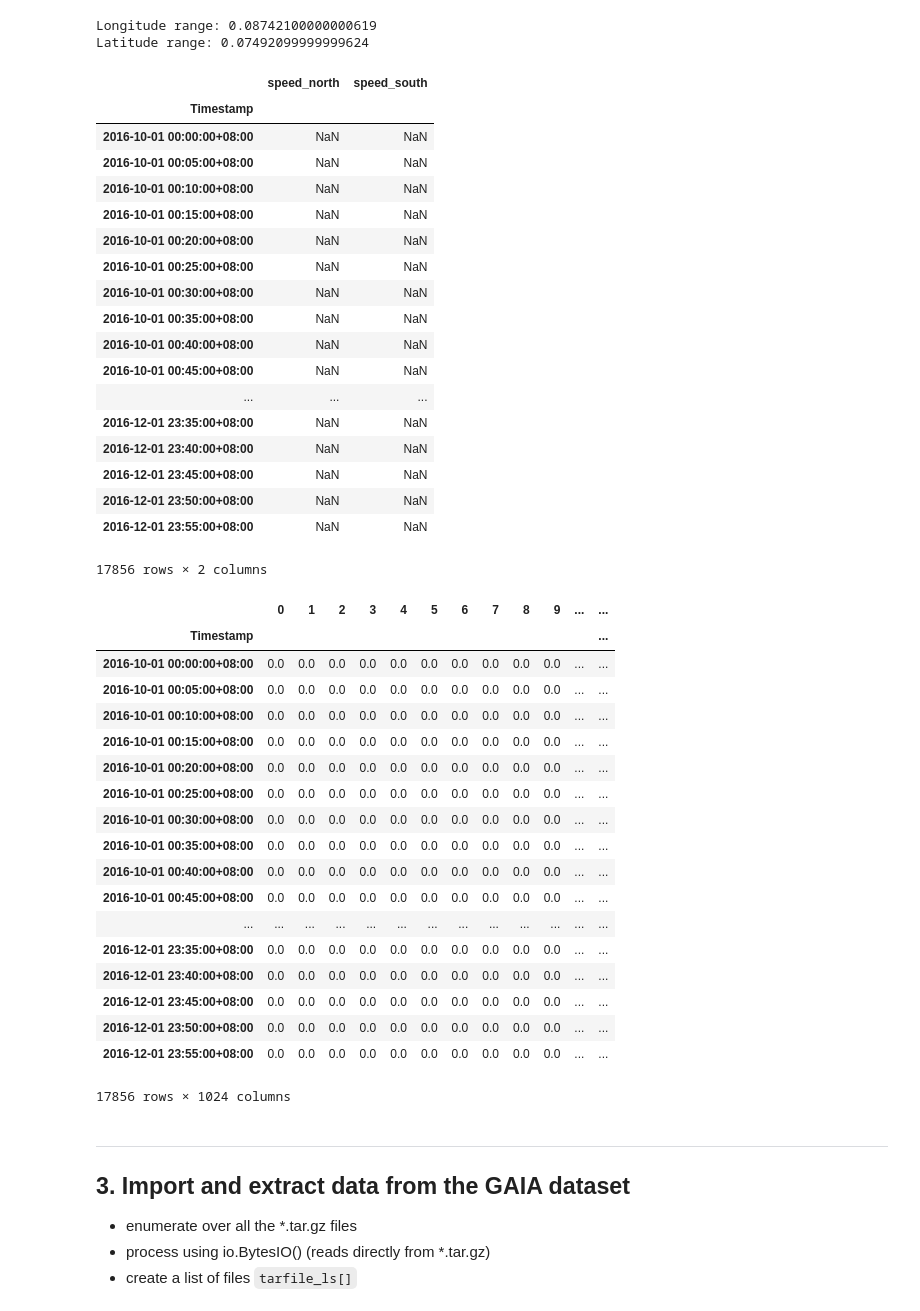
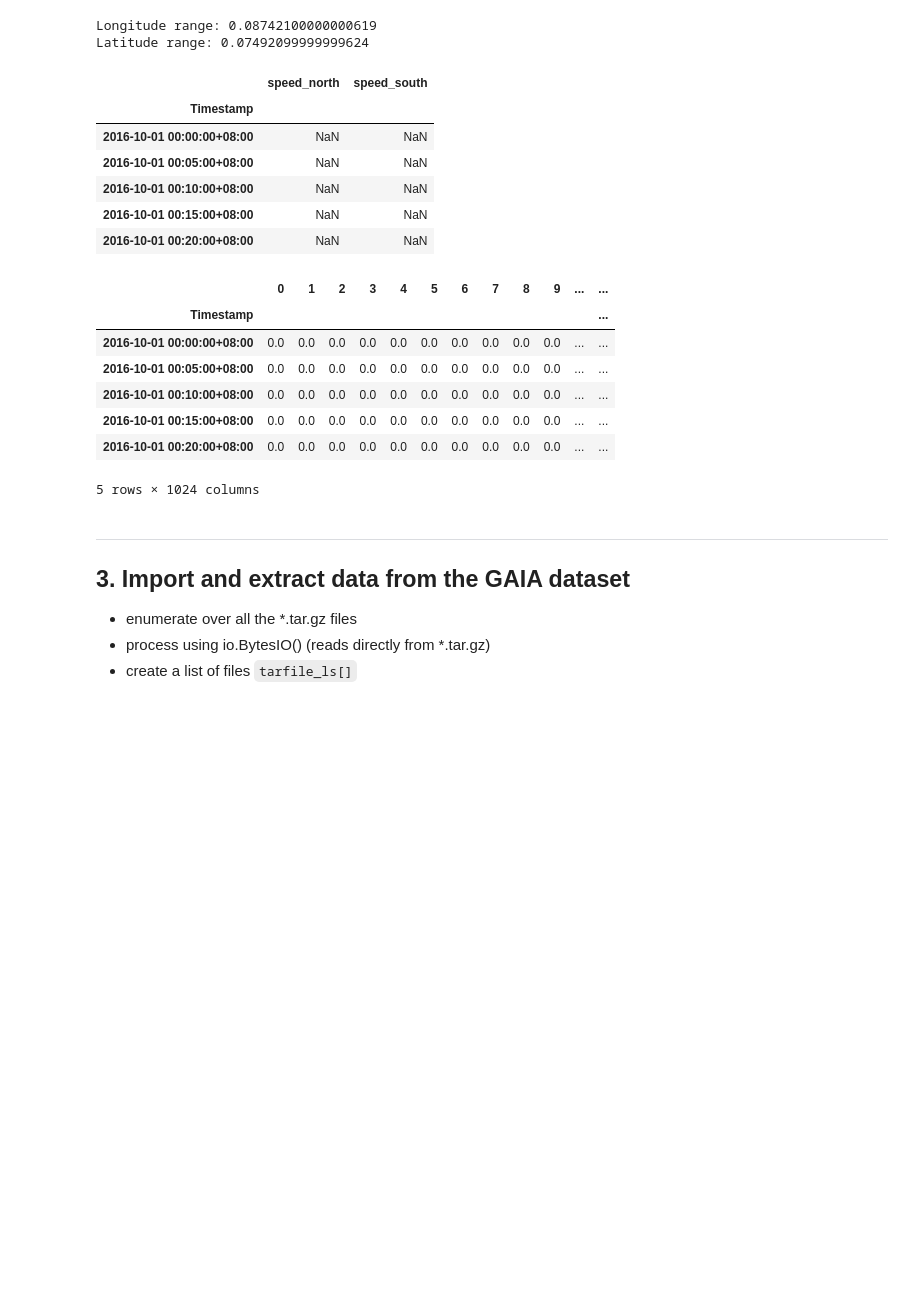
Before and after one commit to mwong009/transp-trb-ft, a Jupyter notebook: processing.ipynb, the cells around one changed output. Drawn from its saved outputs; the diff is of its cells as text; code cells hidden in the pictures; blank space fills up the shorter version.

Commit message:
add .head()

```diff
--- a/processing.ipynb
+++ b/processing.ipynb
@@ -81,62 +81,39 @@ Latitude range: 0.07492099999999624
 # %%
 # create the empty base table that we are inputing values from the datasets
 time_range = np.arange('2016-10-01 00:00:00', '2016-12-02 00:00:00', np.timedelta64(5, 'm'), dtype='datetime64')
 col_range = np.arange(0, n_segments**2)
 
 # construct the pandas DataFrame object
 datatable = pd.DataFrame(index=time_range, columns=col_range).fillna(0.)
 datatable.index.name = 'Timestamp'
 datatable.index = datatable.index.tz_localize(pytz.timezone('Asia/Shanghai'))
 
 speedtable = pd.DataFrame(index=time_range, columns=['speed_north', 'speed_south'])
 speedtable.index.name = 'Timestamp'
 speedtable.index = speedtable.index.tz_localize(pytz.timezone('Asia/Shanghai'))
 
 # check and display
 assert datatable.index.dtype == 'datetime64[ns, Asia/Shanghai]'
 assert speedtable.index.dtype == 'datetime64[ns, Asia/Shanghai]'
 
-display(speedtable)
-display(datatable)
+display(speedtable.head())
+display(datatable.head())
 # %% [output]
 |  | speed_north | speed_south |
 | Timestamp |  |  |
 | 2016-10-01 00:00:00+08:00 | NaN | NaN |
 | 2016-10-01 00:05:00+08:00 | NaN | NaN |
 | 2016-10-01 00:10:00+08:00 | NaN | NaN |
 | 2016-10-01 00:15:00+08:00 | NaN | NaN |
 | 2016-10-01 00:20:00+08:00 | NaN | NaN |
-| 2016-10-01 00:25:00+08:00 | NaN | NaN |
-| 2016-10-01 00:30:00+08:00 | NaN | NaN |
-| 2016-10-01 00:35:00+08:00 | NaN | NaN |
-| 2016-10-01 00:40:00+08:00 | NaN | NaN |
-| 2016-10-01 00:45:00+08:00 | NaN | NaN |
-| ... | ... | ... |
-| 2016-12-01 23:35:00+08:00 | NaN | NaN |
-| 2016-12-01 23:40:00+08:00 | NaN | NaN |
-| 2016-12-01 23:45:00+08:00 | NaN | NaN |
-| 2016-12-01 23:50:00+08:00 | NaN | NaN |
-| 2016-12-01 23:55:00+08:00 | NaN | NaN |
+|  | 0 | 1 | 2 | 3 | 4 | 5 | 6 | 7 | 8 | 9 | ... | ... |
+| Timestamp |  |  |  |  |  |  |  |  |  |  |  | ... |
+| 2016-10-01 00:00:00+08:00 | 0.0 | 0.0 | 0.0 | 0.0 | 0.0 | 0.0 | 0.0 | 0.0 | 0.0 | 0.0 | ... | ... |
+| 2016-10-01 00:05:00+08:00 | 0.0 | 0.0 | 0.0 | 0.0 | 0.0 | 0.0 | 0.0 | 0.0 | 0.0 | 0.0 | ... | ... |
+| 2016-10-01 00:10:00+08:00 | 0.0 | 0.0 | 0.0 | 0.0 | 0.0 | 0.0 | 0.0 | 0.0 | 0.0 | 0.0 | ... | ... |
+| 2016-10-01 00:15:00+08:00 | 0.0 | 0.0 | 0.0 | 0.0 | 0.0 | 0.0 | 0.0 | 0.0 | 0.0 | 0.0 | ... | ... |
+| 2016-10-01 00:20:00+08:00 | 0.0 | 0.0 | 0.0 | 0.0 | 0.0 | 0.0 | 0.0 | 0.0 | 0.0 | 0.0 | ... | ... |
-17856 rows × 2 columns
+5 rows × 1024 columns
-|  | 0 | 1 | 2 | 3 | 4 | 5 | 6 | 7 | 8 | 9 | ... | ... |
-| Timestamp |  |  |  |  |  |  |  |  |  |  |  | ... |
-| 2016-10-01 00:00:00+08:00 | 0.0 | 0.0 | 0.0 | 0.0 | 0.0 | 0.0 | 0.0 | 0.0 | 0.0 | 0.0 | ... | ... |
-| 2016-10-01 00:05:00+08:00 | 0.0 | 0.0 | 0.0 | 0.0 | 0.0 | 0.0 | 0.0 | 0.0 | 0.0 | 0.0 | ... | ... |
-| 2016-10-01 00:10:00+08:00 | 0.0 | 0.0 | 0.0 | 0.0 | 0.0 | 0.0 | 0.0 | 0.0 | 0.0 | 0.0 | ... | ... |
-| 2016-10-01 00:15:00+08:00 | 0.0 | 0.0 | 0.0 | 0.0 | 0.0 | 0.0 | 0.0 | 0.0 | 0.0 | 0.0 | ... | ... |
-| 2016-10-01 00:20:00+08:00 | 0.0 | 0.0 | 0.0 | 0.0 | 0.0 | 0.0 | 0.0 | 0.0 | 0.0 | 0.0 | ... | ... |
-| 2016-10-01 00:25:00+08:00 | 0.0 | 0.0 | 0.0 | 0.0 | 0.0 | 0.0 | 0.0 | 0.0 | 0.0 | 0.0 | ... | ... |
-| 2016-10-01 00:30:00+08:00 | 0.0 | 0.0 | 0.0 | 0.0 | 0.0 | 0.0 | 0.0 | 0.0 | 0.0 | 0.0 | ... | ... |
-| 2016-10-01 00:35:00+08:00 | 0.0 | 0.0 | 0.0 | 0.0 | 0.0 | 0.0 | 0.0 | 0.0 | 0.0 | 0.0 | ... | ... |
-| 2016-10-01 00:40:00+08:00 | 0.0 | 0.0 | 0.0 | 0.0 | 0.0 | 0.0 | 0.0 | 0.0 | 0.0 | 0.0 | ... | ... |
-| 2016-10-01 00:45:00+08:00 | 0.0 | 0.0 | 0.0 | 0.0 | 0.0 | 0.0 | 0.0 | 0.0 | 0.0 | 0.0 | ... | ... |
-| ... | ... | ... | ... | ... | ... | ... | ... | ... | ... | ... | ... | ... |
-| 2016-12-01 23:35:00+08:00 | 0.0 | 0.0 | 0.0 | 0.0 | 0.0 | 0.0 | 0.0 | 0.0 | 0.0 | 0.0 | ... | ... |
-| 2016-12-01 23:40:00+08:00 | 0.0 | 0.0 | 0.0 | 0.0 | 0.0 | 0.0 | 0.0 | 0.0 | 0.0 | 0.0 | ... | ... |
-| 2016-12-01 23:45:00+08:00 | 0.0 | 0.0 | 0.0 | 0.0 | 0.0 | 0.0 | 0.0 | 0.0 | 0.0 | 0.0 | ... | ... |
-| 2016-12-01 23:50:00+08:00 | 0.0 | 0.0 | 0.0 | 0.0 | 0.0 | 0.0 | 0.0 | 0.0 | 0.0 | 0.0 | ... | ... |
-| 2016-12-01 23:55:00+08:00 | 0.0 | 0.0 | 0.0 | 0.0 | 0.0 | 0.0 | 0.0 | 0.0 | 0.0 | 0.0 | ... | ... |
-17856 rows × 1024 columns
 # %%
 # save the empty table as a template
 datatable.to_csv('datatable_empty.csv')
```
